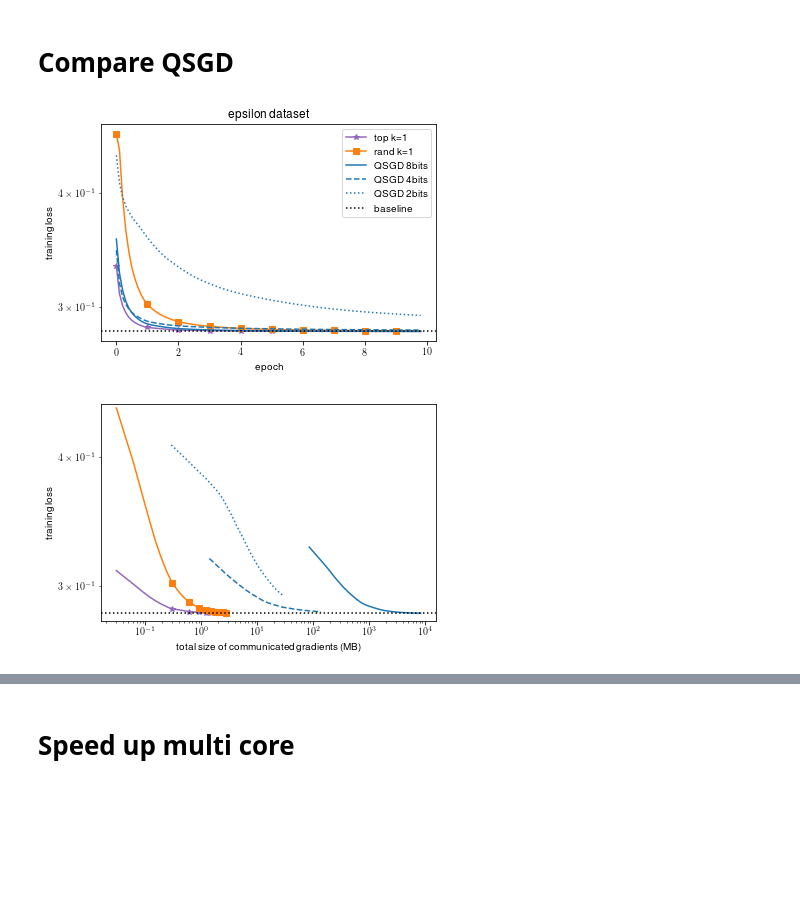
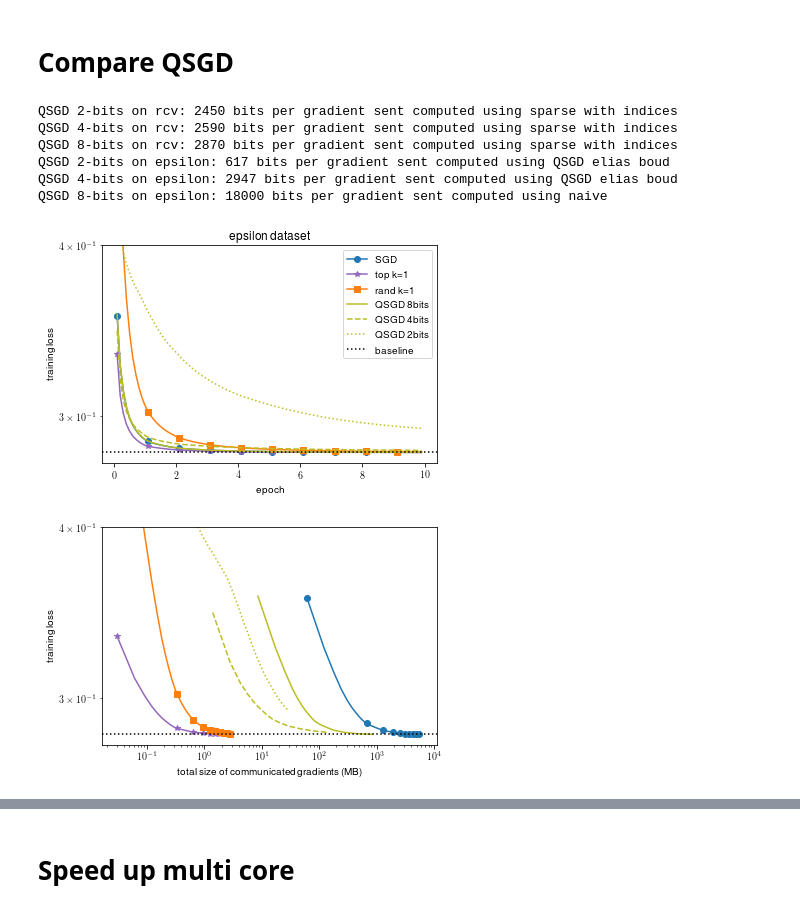
Before and after one commit to epfml/sparsifiedSGD, a Jupyter notebook: notebooks/plots.ipynb, the cells around one changed output, grey strips where cells are left out. Saved outputs shown, nothing was run; the diff lists cells and outputs as text; code cells hidden in the pictures; blank space fills up the shorter version.

Commit message:
Update QSGD plots

```diff
--- a/notebooks/plots.ipynb
+++ b/notebooks/plots.ipynb
@@ -135,37 +135,86 @@ fig.savefig('../figures/theory.pdf')
 # %% [markdown]
 # Compare QSGD
+# %%
+def qsgd_bits_used(precision, d, d_eff=None, with_method=False):
+    """
+    precision: bits used by QSGD
+    d: dimension of the vectors
+    d_eff: d * average density (only for sparse datasets)
+    with_method: if True, return the method used
+    """
+    s = 2 ** precision
+    alternatives = []
+    bits = []
+
+    # naive encoding
+    alternatives.append('naive')
+    bits.append((precision + 1) * d)
+
+    # bound in QSGD with Elias coding
+    alternatives.append('QSGD elias boud')
+    bits.append(3 * s * (s + np.sqrt(d)) + 32)
+
+    # for sparse vectors send indices and values
+    if d_eff:
+        bits_to_encode_indices = 2 ** np.log2(np.log2(d))
+        alternatives.append('sparse with indices')
+        bits.append((precision + 1 + 32) * d_eff)
+
+    bits = np.ceil(np.array(bits))
+    best_idx = bits.argmin()
+
+    if with_method:
+        return int(bits[best_idx]), alternatives[best_idx]
+    else:
+        return int(bits[best_idx])
+
+for name, d, d_eff in [('rcv', 47236, 70), ('epsilon', 2000, None)]:
+    for b in [2, 4, 8]:
+        bits, method = qsgd_bits_used(b, d, d_eff, with_method=True)
+        print("QSGD {}-bits on {}: {} bits per gradient sent computed using {}".format(b, name, bits, method))
+# %% [output]
+QSGD 2-bits on rcv: 2450 bits per gradient sent computed using sparse with indices
+QSGD 4-bits on rcv: 2590 bits per gradient sent computed using sparse with indices
+QSGD 8-bits on rcv: 2870 bits per gradient sent computed using sparse with indices
+QSGD 2-bits on epsilon: 617 bits per gradient sent computed using QSGD elias boud
+QSGD 4-bits on epsilon: 2947 bits per gradient sent computed using QSGD elias boud
+QSGD 8-bits on epsilon: 18000 bits per gradient sent computed using naive
 # %%
+eps_ylim = [baselines['epsilon'] - 0.005, .4]
+
 def plot_qsgd_epsilon(ax):
     baseline = baselines['epsilon']
     data = unpickle_dir('../results/eps-quantized')
 
     markers_every = 10
     show = {
-        "qsgd-8bit": ("C0-", "QSGD 8bits"),
-        "qsgd-4bit": ("C0--", "QSGD 4bits"),
-        "qsgd-2bit": ("C0:", "QSGD 2bits"),
+        "full-sgd": ("C0-o", "SGD"),
+        "qsgd-8bit": ("C8-", "QSGD 8bits"),
+        "qsgd-4bit": ("C8--", "QSGD 4bits"),
+        "qsgd-2bit": ("C8:", "QSGD 2bits"),
         "top1": ("C4*-", "top k=1"),
         "rand1": ("C1s-", "rand k=1"),
     }
 
     for p, loss in zip(data['params'], map(lambda x: x[1], data['results'])):
         loss =loss[1:-1]
         if p.name in show:
             style, label = show[p.name]
-            ax.plot(np.arange(len(loss)) / 10, loss, style, label=label, markevery=markers_every)
+            ax.plot(np.arange(1, len(loss) + 1) / 10, loss, style, label=label, markevery=markers_every)
     ax.axhline(baseline, color='black', linestyle=':', label='baseline')
     ax.legend()
     ax.xaxis.set_major_locator(MaxNLocator(integer=True))
+    ax.set_ylim(eps_ylim);
     ax.set_title('epsilon dataset');
     ax.set_xlabel('epoch');
     ax.set_ylabel('training loss');
     if LOG_SCALE:
         ax.set_yscale("log")
 
 fig, ax = plt.subplots(1)
 plot_qsgd_epsilon(ax)
 # %% [output]
-[figure, old version]
+[figure, new version]
 # %%
 def plot_qsgd_epsilon_com(ax):
     baseline = baselines['epsilon']
@@ -176,9 +225,10 @@ def plot_qsgd_epsilon_com(ax):
 
     markers_every = 10
     show = {
-        "qsgd-2bit": ("C0:", "QSGD 2bits", 616),
-        "qsgd-4bit": ("C0--", "QSGD 4bits", 2946),
-        "qsgd-8bit": ("C0-", "QSGD 8bits", 180000),
+        "full-sgd": ("C0-o", "SGD", 32 * 2 * d),
+        "qsgd-2bit": ("C8:", "QSGD 2bits", qsgd_bits_used(2, d)),
+        "qsgd-4bit": ("C8--", "QSGD 4bits", qsgd_bits_used(4, d)),
+        "qsgd-8bit": ("C8-", "QSGD 8bits", qsgd_bits_used(8, d)),
         "top1": ("C4*-", "top k=1", 2 * 32),
         "rand1": ("C1s-", "rand k=1", 2 * 32),
     }
@@ -187,11 +237,11 @@ def plot_qsgd_epsilon_com(ax):
         loss =loss[1:-1]
         if p.name in show:
             style, label, bits_per_update = show[p.name]
-            ax.plot(np.arange(len(loss)) / 100 * num_samples * bits_per_update / one_mb, loss, style, label=label, markevery=markers_every)
+            ax.plot(np.arange(1, len(loss) + 1) / 100 * num_samples * bits_per_update / one_mb, loss, style, label=label, markevery=markers_every)
     ax.axhline(baseline, color='black', linestyle=':', label='baseline')
 #     ax.legend()
     ax.xaxis.set_major_locator(MaxNLocator(integer=True))
-    ax.set_ylim([baseline - 0.005, .45]);
+    ax.set_ylim(eps_ylim);
 #     ax.set_title('epsilon dataset');
     ax.set_xlabel('total size of communicated gradients (MB)');
     ax.set_ylabel('training loss');
@@ -202,5 +252,5 @@ def plot_qsgd_epsilon_com(ax):
 fig, ax = plt.subplots(1)
 plot_qsgd_epsilon_com(ax)
 # %% [output]
-[figure, old version]
+[figure, new version]
 # %%
```
Also changed, not shown: parts of 7 cells of this notebook, 1 other file.
